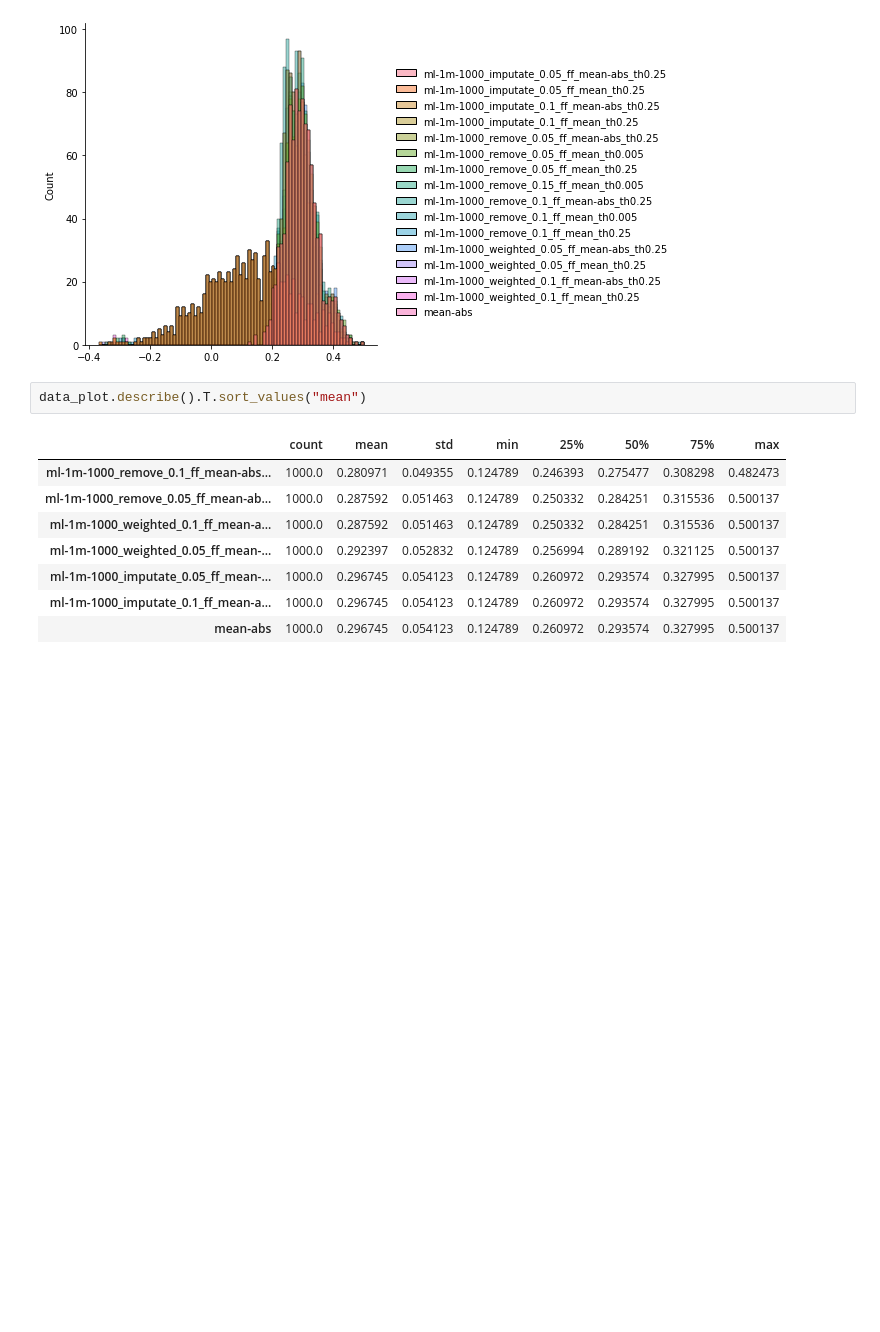
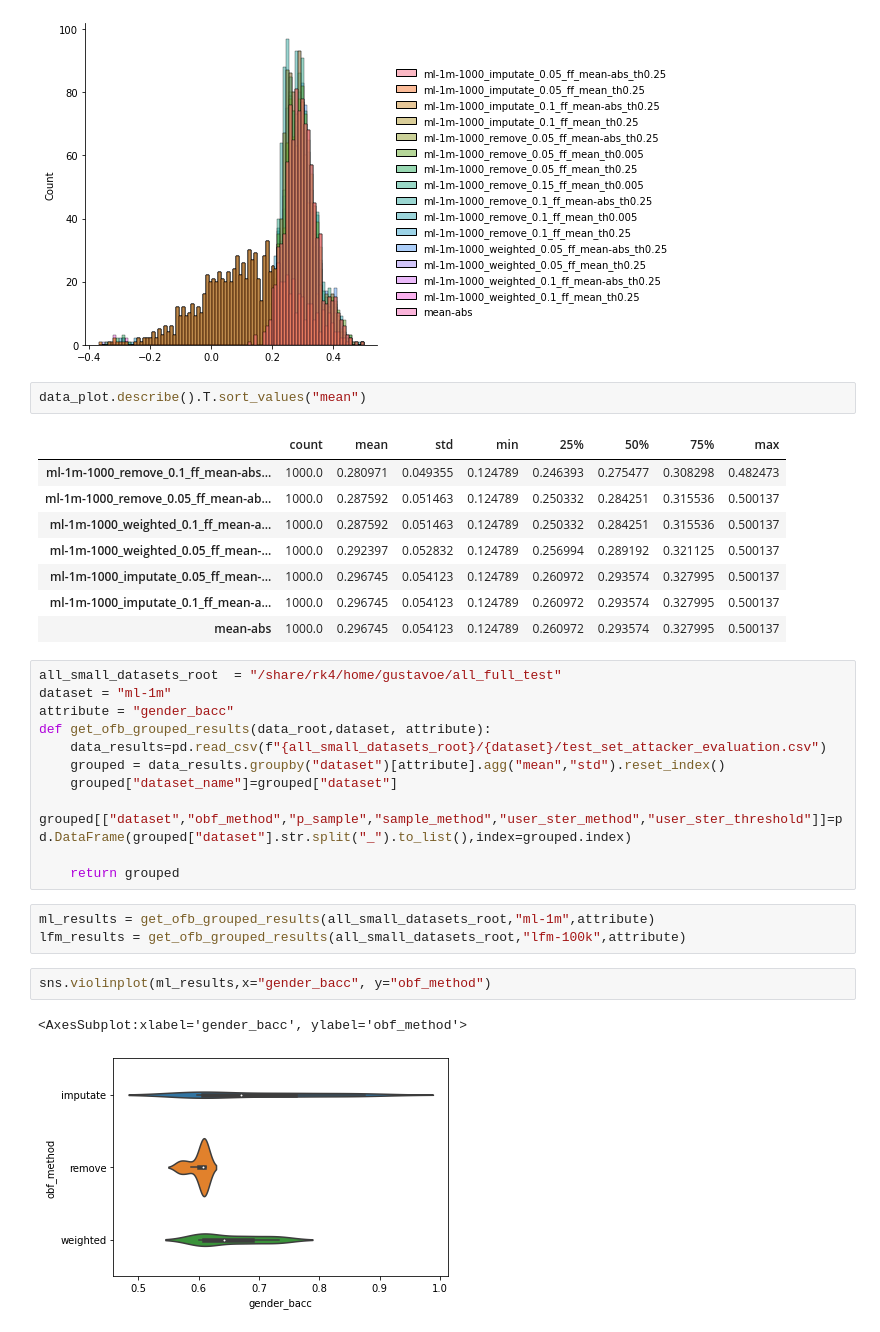
Before and after one commit to gescobedo/SBO, a Jupyter notebook: perturbation_analysis.ipynb, the cells around one changed output. Cells and saved outputs as stored; diff of their text form; blank space fills up the shorter version.

```diff
--- a/perturbation_analysis.ipynb
+++ b/perturbation_analysis.ipynb
@@ -121,3 +121,22 @@ data_plot.describe().T.sort_values("mean")
 | ml-1m-1000_imputate_0.05_ff_mean-... | 1000.0 | 0.296745 | 0.054123 | 0.124789 | 0.260972 | 0.293574 | 0.327995 | 0.500137 |
 | ml-1m-1000_imputate_0.1_ff_mean-a... | 1000.0 | 0.296745 | 0.054123 | 0.124789 | 0.260972 | 0.293574 | 0.327995 | 0.500137 |
 | mean-abs | 1000.0 | 0.296745 | 0.054123 | 0.124789 | 0.260972 | 0.293574 | 0.327995 | 0.500137 |
+# %%
+all_small_datasets_root  = "/share/rk4/home/gustavoe/all_full_test"
+dataset = "ml-1m"
+attribute = "gender_bacc"
+def get_ofb_grouped_results(data_root,dataset, attribute):
+    data_results=pd.read_csv(f"{all_small_datasets_root}/{dataset}/test_set_attacker_evaluation.csv")
+    grouped = data_results.groupby("dataset")[attribute].agg("mean","std").reset_index()
+    grouped["dataset_name"]=grouped["dataset"]
+    grouped[["dataset","obf_method","p_sample","sample_method","user_ster_method","user_ster_threshold"]]=pd.DataFrame(grouped["dataset"].str.split("_").to_list(),index=grouped.index)
+
+    return grouped
+# %%
+ml_results = get_ofb_grouped_results(all_small_datasets_root,"ml-1m",attribute)
+lfm_results = get_ofb_grouped_results(all_small_datasets_root,"lfm-100k",attribute)
+# %%
+sns.violinplot(ml_results,x="gender_bacc", y="obf_method")
+# %% [output]
+<AxesSubplot:xlabel='gender_bacc', ylabel='obf_method'>
+[figure, added]
```
Also changed, not shown: parts of 7 cells of this notebook, 13 other files.
